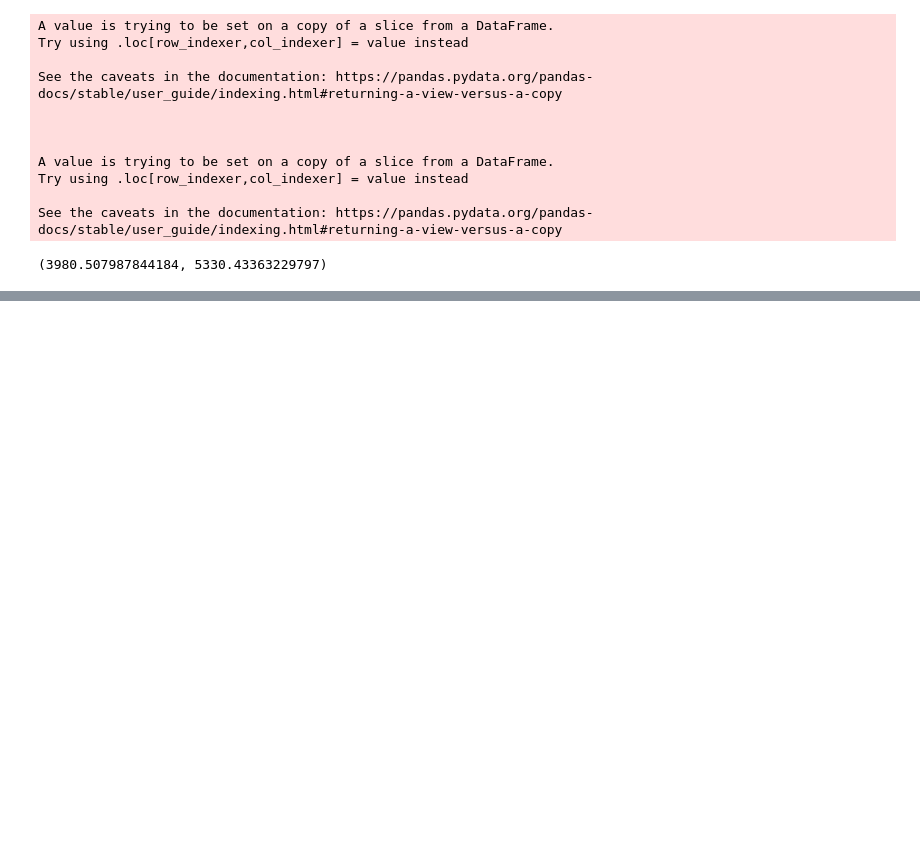
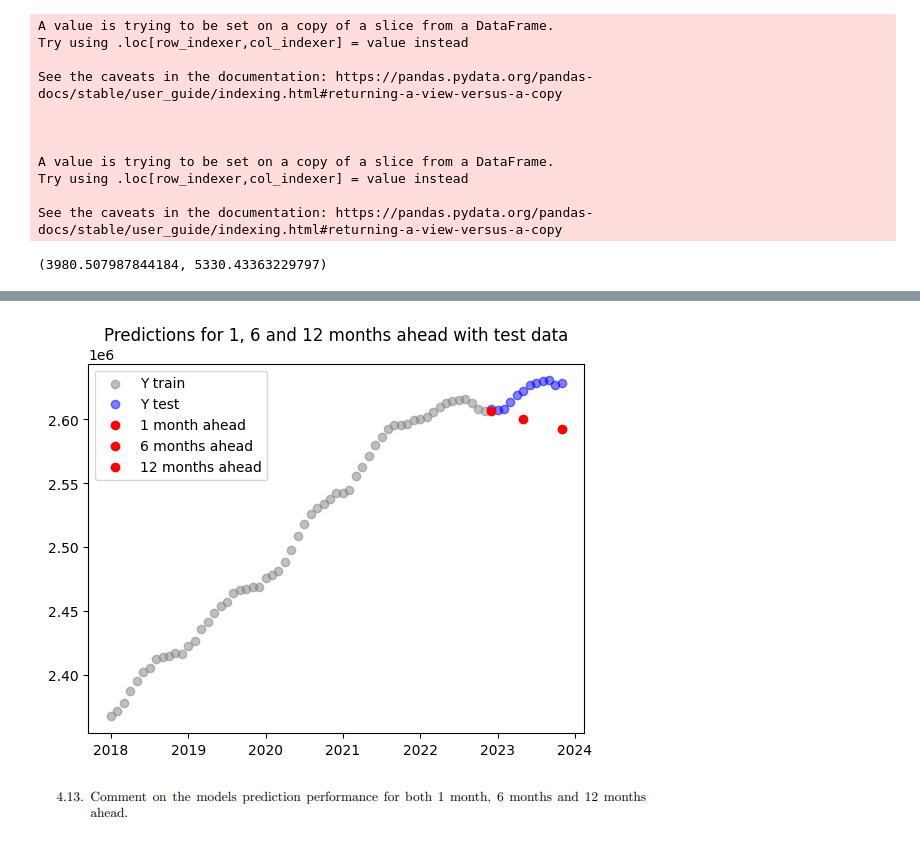
Before and after one commit to jakwisn/DTU-2024-TimeSeriesAnalysis, a Jupyter notebook: assignment1/a1e4.ipynb, the cells around one changed output, grey strips where cells are left out. Cells and saved outputs as stored; diff of their text form; code cells hidden in the pictures; blank space fills up the shorter version.

```diff
--- a/assignment1/a1e4.ipynb
+++ b/assignment1/a1e4.ipynb
@@ -334,0 +317,10 @@ np.sqrt((df['errors_1']**2).mean()), np.sqrt((df['errors_dummy']**2).mean())
+# %%
+Fi = F(59, lambda_=0.55)
+hi = h(59, lambda_=0.55)
+
+Thetai = np.linalg.inv(Fi) @ hi
+
+
+preds_60 = f(1).T @ Thetai
+preds_65 = f(6).T @ Thetai
+preds_71 = f(12).T @ Thetai
@@ -334,0 +343,19 @@ np.sqrt((df['errors_1']**2).mean()), np.sqrt((df['errors_dummy']**2).mean())
+# %%
+test = pd.read_excel('DST_BIL54_test.xlsx', index_col=0).T
+Y_test = test['Drivmidler i alt']
+X_test = np.arange(X[-1] + 1/12, 2024-2/12,  1/12)
+# %%
+plt.scatter(x=X, y=Y, label='Y train', alpha=0.5, color='gray', marker='o')
+plt.scatter(x=X_test, y=Y_test, label='Y test', alpha=0.5, color='blue', marker='o')
+
+plt.scatter(x=X[-1] + 1/12, y=preds_60, label='1 month ahead', color='red')
+plt.scatter(x=X[-1] + 6/12, y=preds_65, label='6 months ahead', color='red')
+plt.scatter(x=X[-1] + 12/12, y=preds_71, label='12 months ahead', color='red')
+
+plt.legend()
+plt.title('Predictions for 1, 6 and 12 months ahead with test data')
+plt.savefig('local_trend_model_test.png')
+# %% [output]
+[figure, added]
+# %% [markdown]
+![image.png](attachment:image.png)
```
Also changed, not shown: parts of 21 cells of this notebook.
